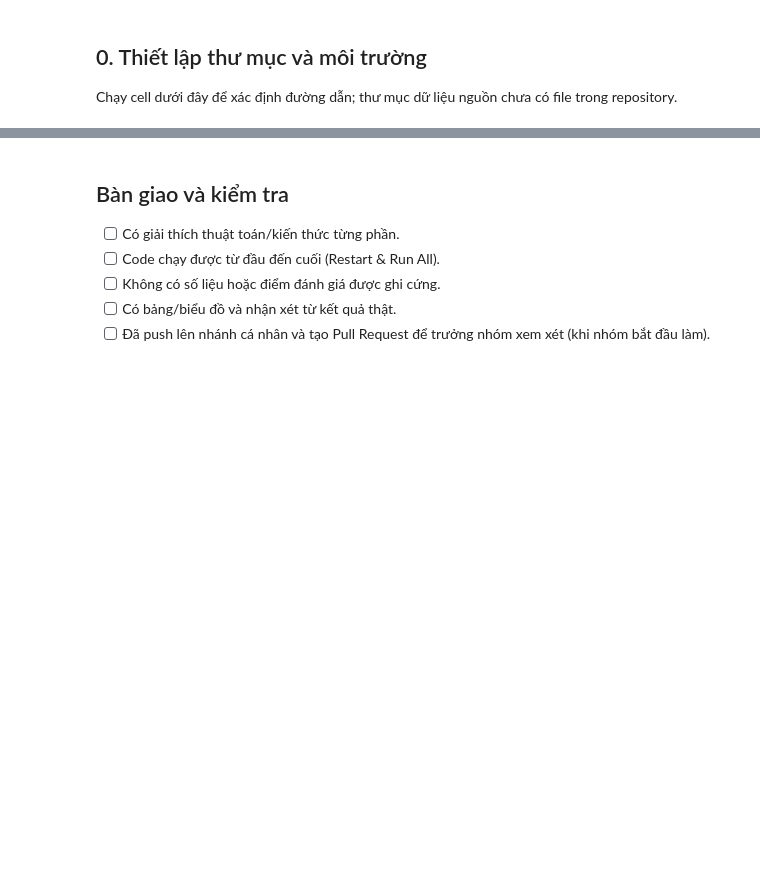
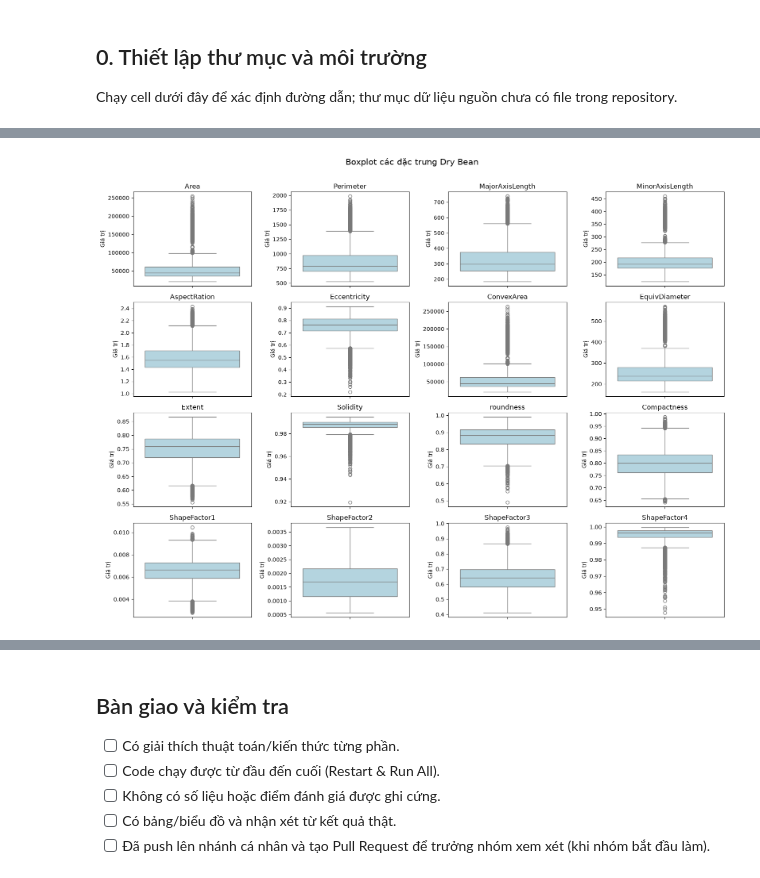
Before and after one commit to tanlen06-debug/Khai_Thac_Du_Lieu_Gr6, a Jupyter notebook: notebooks/lan.ipynb, the cells around one changed output, grey strips where cells are left out. Cells and saved outputs as stored; diff of their text form; code cells hidden in the pictures; blank space fills up the shorter version.

```diff
--- a/notebooks/lan.ipynb
+++ b/notebooks/lan.ipynb
@@ -81,0 +532,36 @@ print("Project root:", ROOT)
+# %%
+# DATA-06: Boxplot 16 đặc trưng
+
+fig, axes = plt.subplots(
+    4, 4,
+    figsize=(16, 12)
+)
+
+for ax, col in zip(
+    axes.flat,
+    numeric_features.columns
+):
+    sns.boxplot(
+        y=numeric_features[col],
+        ax=ax,
+        color="lightblue"
+    )
+    ax.set_title(col)
+    ax.set_ylabel("Giá trị")
+
+fig.suptitle(
+    "Boxplot các đặc trưng Dry Bean",
+    fontsize=15
+)
+
+fig.tight_layout(rect=(0, 0, 1, 0.97))
+
+fig.savefig(
+    FIGURES_DIR / "boxplots.png",
+    dpi=300,
+    bbox_inches="tight"
+)
+
+plt.show()
+# %% [output]
+[figure, added]
```
Also changed, not shown: parts of 22 cells of this notebook, 10 other files.
